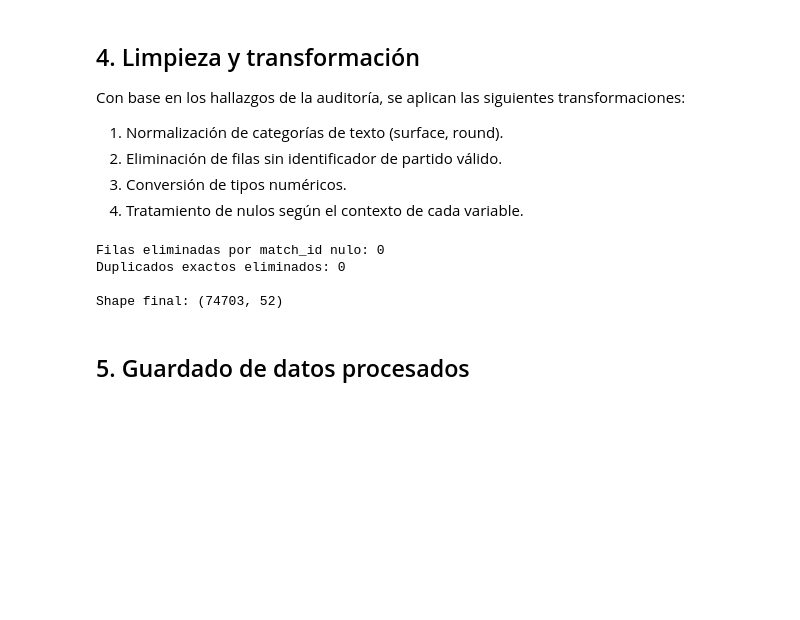
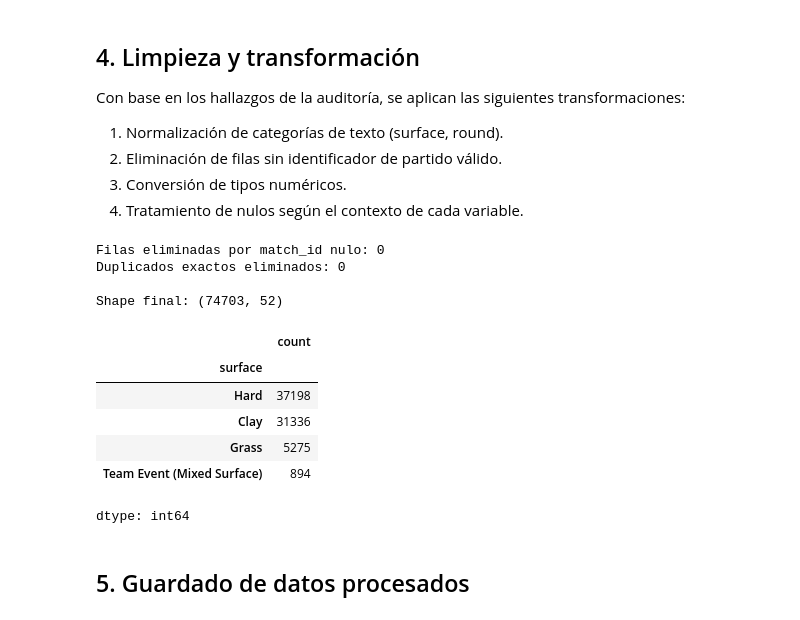
Before and after one commit to juanfelipelozano5/tennis-data-science, a Jupyter notebook: notebooks/01_data_loading_cleaning.ipynb, the cells around one changed output. Cells and saved outputs as stored; diff of their text form; code cells hidden in the pictures; blank space fills up the shorter version.

Commit message:
Fix: reclasificar categoria No Surface como Team Event (Davis Cup / BJK Cup)

```diff
--- a/notebooks/01_data_loading_cleaning.ipynb
+++ b/notebooks/01_data_loading_cleaning.ipynb
@@ -299,6 +333,11 @@ df_clean = df.copy()
 for col in ["surface", "round", "tour_type_human"]:
     if col in df_clean.columns:
         df_clean[col] = df_clean[col].astype(str).str.strip().str.title()
+
+# 1.1 Renombrar categoría "No Surface" — corresponde a partidos de Davis Cup /
+# Billie Jean King Cup, donde la superficie varía por eliminatoria según el país
+# anfitrión y no se registra de forma desagregada en la fuente (894 partidos, 1.2%)
+df_clean.loc[df_clean["surface"] == "No Surface", "surface"] = "Team Event (Mixed Surface)"
 
 # 2. Eliminar filas sin match_id válido
 before = len(df_clean)
@@ -321,6 +360,16 @@ Filas eliminadas por match_id nulo: 0
 Duplicados exactos eliminados: 0
 
 Shape final: (74703, 52)
+# %%
+df_clean["surface"].value_counts()
+# %% [output]
+|  | count |
+| surface |  |
+| Hard | 37198 |
+| Clay | 31336 |
+| Grass | 5275 |
+| Team Event (Mixed Surface) | 894 |
+dtype: int64
 # %% [markdown]
 ## 5. Guardado de datos procesados
 # %%
```
Also changed, not shown: parts of 1 cell of this notebook, 2 other files.
